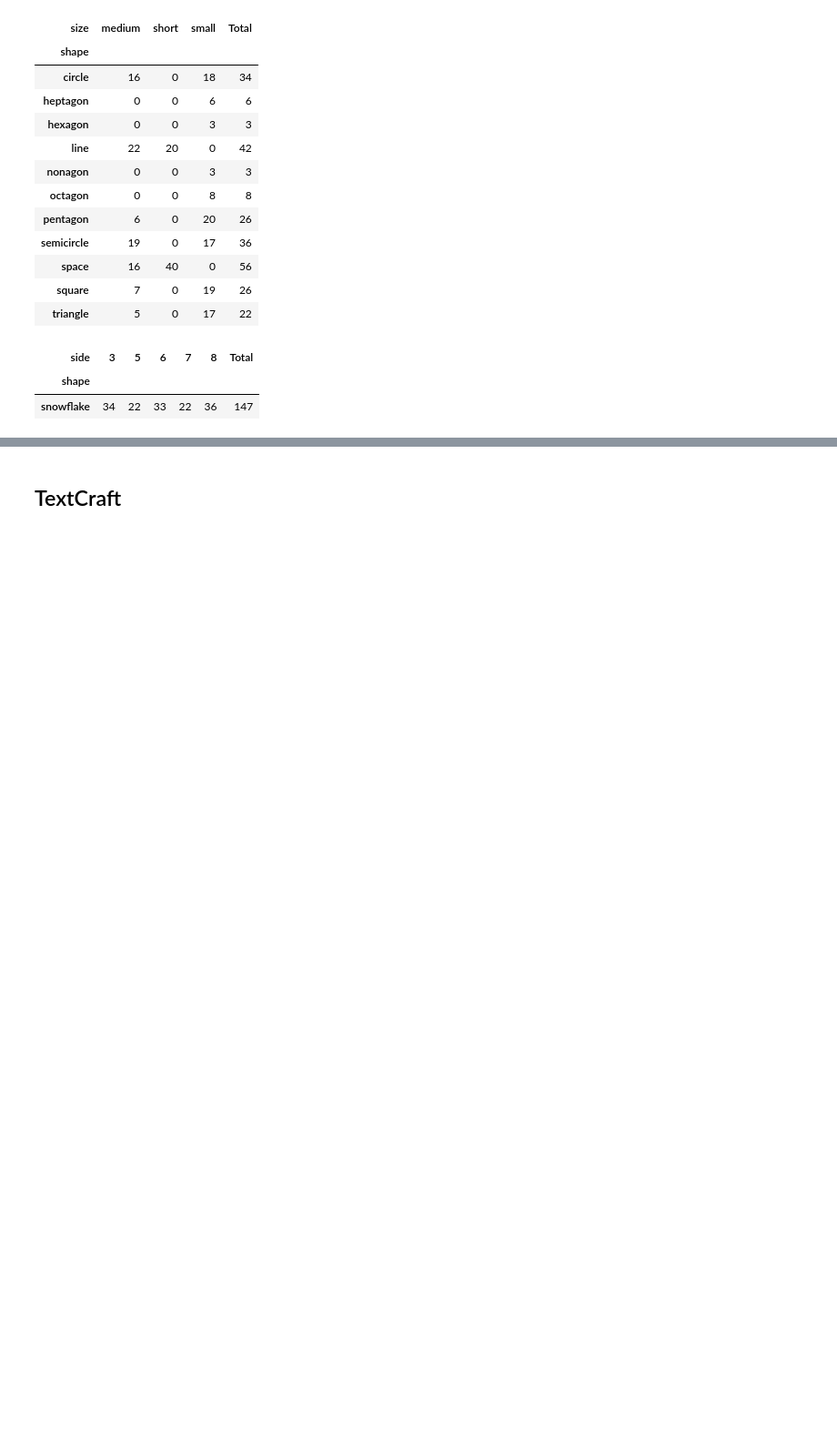
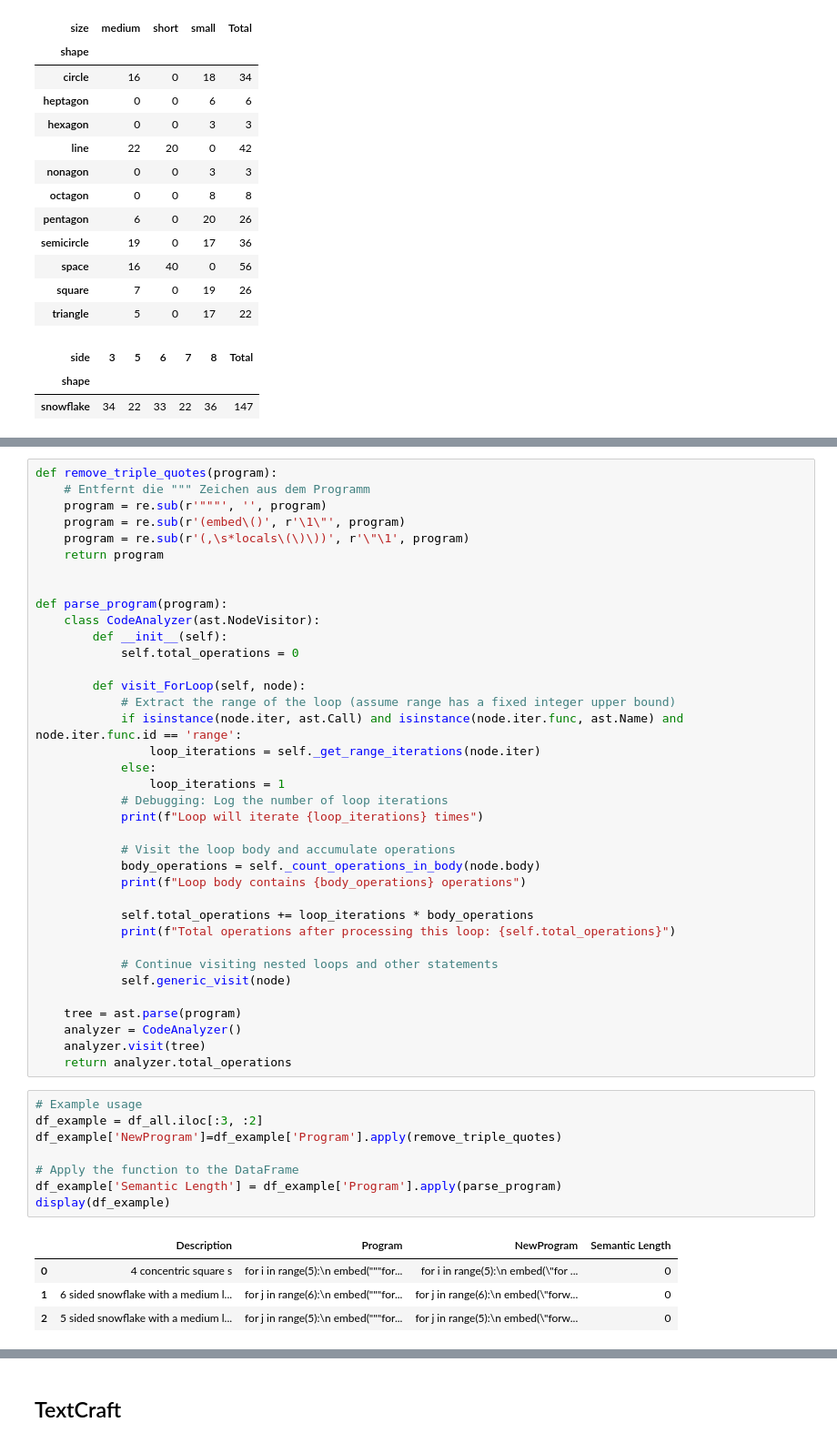
Before and after one commit to ruthchy/llm-generalization-program-synthesis, a Jupyter notebook: programs_DSL.ipynb, the cells around one changed output, grey strips where cells are left out. Shown at 91% size. Drawn from its saved outputs; the diff is of its cells as text; blank space fills up the shorter version.

Commit message:
parsing function for semantic length (not finished)

```diff
--- a/programs_DSL.ipynb
+++ b/programs_DSL.ipynb
@@ -670,0 +785,50 @@ display(my_pivot_table(result_df, 'shape', 'side', columns))
+# %%
+def remove_triple_quotes(program):
+    # Entfernt die """ Zeichen aus dem Programm
+    program = re.sub(r'"""', '', program)
+    program = re.sub(r'(embed\()', r'\1\"', program)
+    program = re.sub(r'(,\s*locals\(\)\))', r'\"\1', program)
+    return program
+
+
+def parse_program(program):
+    class CodeAnalyzer(ast.NodeVisitor):
+        def __init__(self):
+            self.total_operations = 0
+
+        def visit_ForLoop(self, node):
+            # Extract the range of the loop (assume range has a fixed integer upper bound)
+            if isinstance(node.iter, ast.Call) and isinstance(node.iter.func, ast.Name) and node.iter.func.id == 'range':
+                loop_iterations = self._get_range_iterations(node.iter)
+            else:
+                loop_iterations = 1
+            # Debugging: Log the number of loop iterations
+            print(f"Loop will iterate {loop_iterations} times")
+
+            # Visit the loop body and accumulate operations
+            body_operations = self._count_operations_in_body(node.body)
+            print(f"Loop body contains {body_operations} operations")
+
+            self.total_operations += loop_iterations * body_operations
+            print(f"Total operations after processing this loop: {self.total_operations}")
+
+            # Continue visiting nested loops and other statements
+            self.generic_visit(node)
+
+    tree = ast.parse(program)
+    analyzer = CodeAnalyzer()
+    analyzer.visit(tree)
+    return analyzer.total_operations
+# %%
+# Example usage
+df_example = df_all.iloc[:3, :2]
+df_example['NewProgram']=df_example['Program'].apply(remove_triple_quotes)
+
+# Apply the function to the DataFrame
+df_example['Semantic Length'] = df_example['Program'].apply(parse_program)
+display(df_example)
+# %% [output]
+|  | Description | Program | NewProgram | Semantic Length |
+| 0 | 4 concentric square s | for i in range(5):\n embed("""for... | for i in range(5):\n embed(\"for ... | 0 |
+| 1 | 6 sided snowflake with a medium l... | for j in range(6):\n embed("""for... | for j in range(6):\n embed(\"forw... | 0 |
+| 2 | 5 sided snowflake with a medium l... | for j in range(5):\n embed("""for... | for j in range(5):\n embed(\"forw... | 0 |
```
Also changed, not shown: parts of 10 cells of this notebook.
